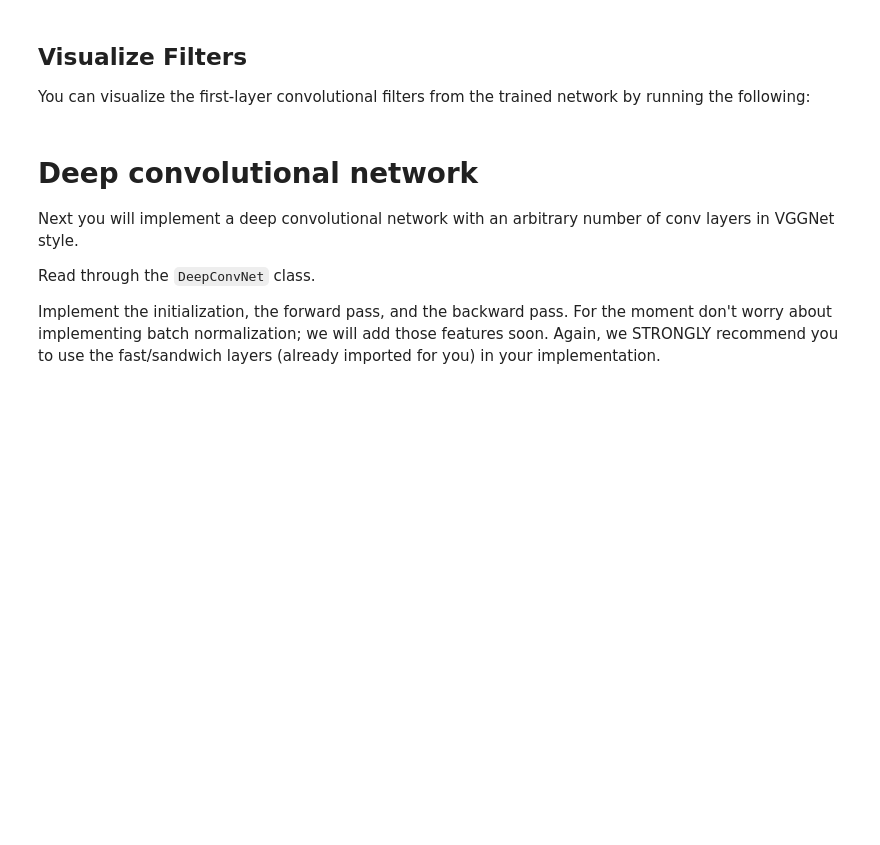
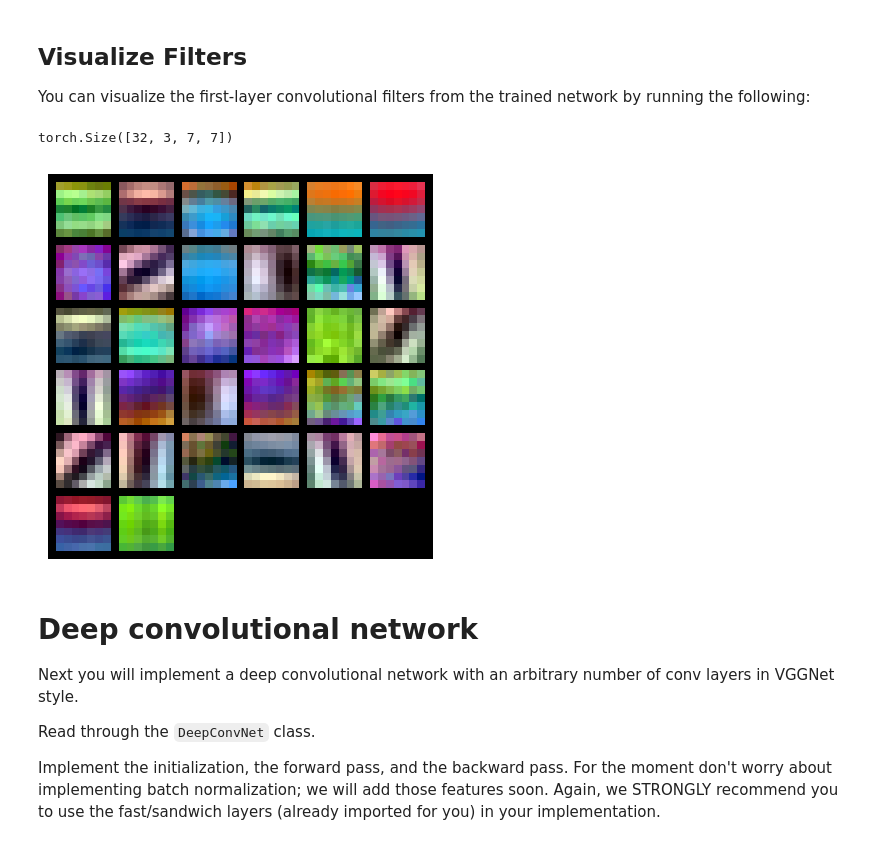
Before and after one commit to yesahmedyes/EECS598-Deep-Learning-for-Computer-Vision, a Jupyter notebook: A3/convolutional_networks.ipynb, the cells around one changed output. Drawn from its saved outputs; the diff is of its cells as text; code cells hidden in the pictures; blank space fills up the shorter version.

```diff
--- a/A3/convolutional_networks.ipynb
+++ b/A3/convolutional_networks.ipynb
@@ -715,13 +974,22 @@ from fully_connected_networks import adam
 
 reset_seed(0)
 
-model = ThreeLayerConvNet(weight_scale=0.001, hidden_dim=500, reg=0.001, dtype=torch.float, device='cpu')
+model = ThreeLayerConvNet(
+    weight_scale=0.001, hidden_dim=500, reg=0.001, dtype=torch.float, device="cuda"
+)
 
-solver = Solver(model, data_dict,
-                num_epochs=1, batch_size=64,
-                update_rule=adam,
-                optim_config={
-                  'learning_rate': 2e-3,
-                },
-                verbose=True, print_every=50, device='cpu')
+solver = Solver(
+    model,
+    data_dict,
+    num_epochs=1,
+    batch_size=64,
+    update_rule=adam,
+    optim_config={
+        "learning_rate": 2e-3,
+    },
+    verbose=True,
+    print_every=50,
+    device="cuda",
+)
+
 solver.train()
@@ -730,11 +1015,22 @@ solver.train()
 You can visualize the first-layer convolutional filters from the trained network by running the following:
 # %%
 from torchvision.utils import make_grid
-nrow = math.ceil(math.sqrt(model.params['W1'].shape[0]))
-grid = make_grid(model.params['W1'], nrow=nrow, padding=1, normalize=True, scale_each=True)
-plt.imshow(grid.to(device='cpu').permute(1, 2, 0))
-plt.axis('off')
+
+print(model.params["W1"].shape)
+
+nrow = math.ceil(math.sqrt(model.params["W1"].shape[0]))
+
+grid = make_grid(
+    model.params["W1"], nrow=nrow, padding=1, normalize=True, scale_each=True
+)
+
+
+plt.imshow(grid.cpu().permute(1, 2, 0))
+plt.axis("off")
 plt.gcf().set_size_inches(5, 5)
 plt.show()
+# %% [output]
+torch.Size([32, 3, 7, 7])
+[figure, added]
 # %% [markdown]
 # Deep convolutional network
```
Also changed, not shown: parts of 43 cells of this notebook, 6 other files.
